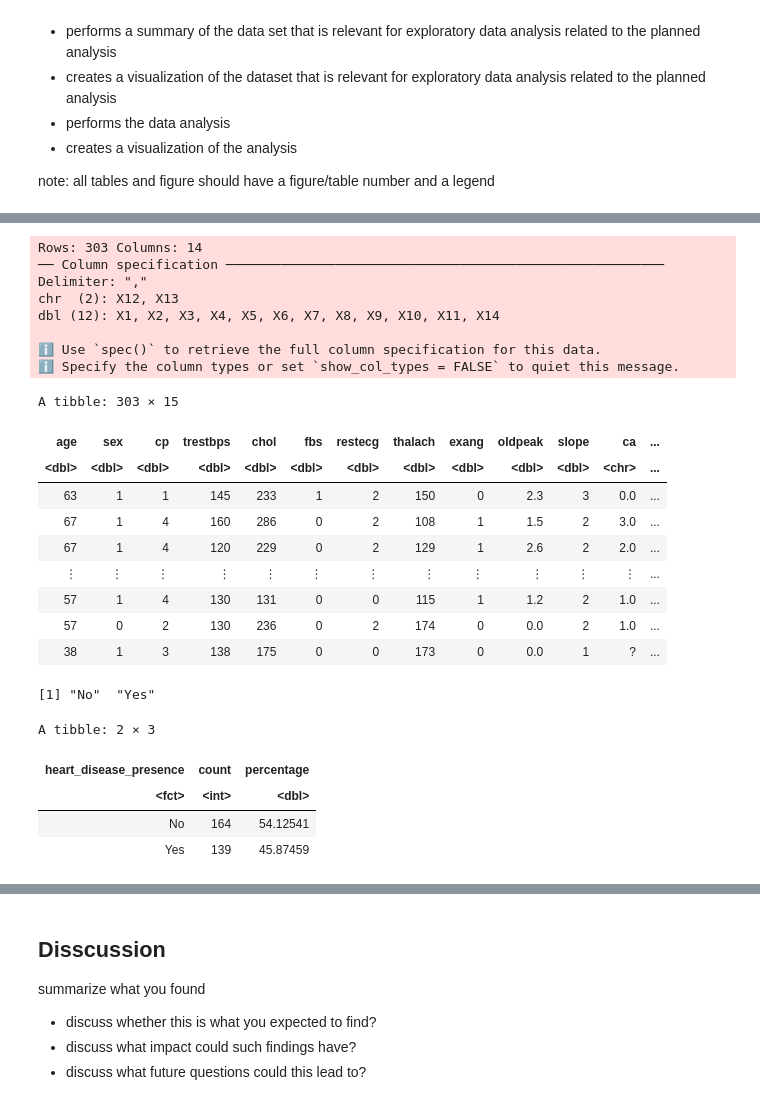
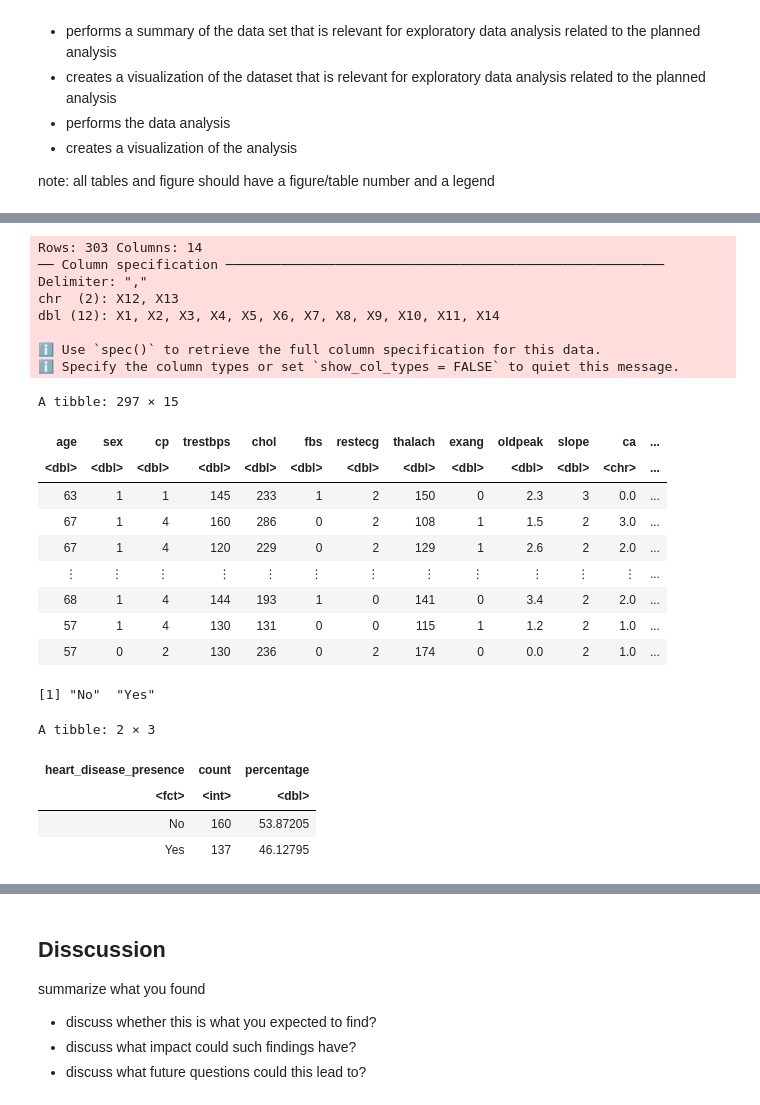
Before and after one commit to acorni02/dsci-100-2022w1-group-4, a Jupyter notebook: group_project_report.ipynb, the cells around one changed output, grey strips where cells are left out. Cells and saved outputs as stored; diff of their text form; code cells hidden in the pictures.

```diff
--- a/group_project_report.ipynb
+++ b/group_project_report.ipynb
@@ -71,37 +71,42 @@ heart_disease <- read_delim("https://archive.ics.uci.edu/ml/machine-learning-dat
                               chol = X5,
                               fbs = X6,
                               restecg = X7,
                               thalach = X8,
                               exang = X9,
                               oldpeak = X10,
                               slope = X11,
                               ca = X12,
                               thal = X13,
                               num = X14) |>
                     mutate(num = as_factor(num))
 #we still have to figure out how to remove the ? from the data, probably have to ask the TA.
 heart_disease<- heart_disease %>%
 mutate(num_edited = ifelse(num == 0, "No", ifelse(num == 1 | num == 2 | num == 3 | num == 4 , "Yes", NA)))
+remove_qm <- function(x){
+    ifelse(as.character(x) == "?", NA, x)
+    }
+
+heart_disease <- map_df(heart_disease, remove_qm) %>% na.omit()
 heart_disease
 # %% [output]
 Rows: 303 Columns: 14
 ── Column specification ────────────────────────────────────────────────────────
 Delimiter: ","
 chr  (2): X12, X13
 dbl (12): X1, X2, X3, X4, X5, X6, X7, X8, X9, X10, X11, X14
 
 ℹ Use `spec()` to retrieve the full column specification for this data.
 ℹ Specify the column types or set `show_col_types = FALSE` to quiet this message.
-A tibble: 303 × 15
+A tibble: 297 × 15
 | age | sex | cp | trestbps | chol | fbs | restecg | thalach | exang | oldpeak | slope | ca | ... |
 | <dbl> | <dbl> | <dbl> | <dbl> | <dbl> | <dbl> | <dbl> | <dbl> | <dbl> | <dbl> | <dbl> | <chr> | ... |
 | 63 | 1 | 1 | 145 | 233 | 1 | 2 | 150 | 0 | 2.3 | 3 | 0.0 | ... |
 | 67 | 1 | 4 | 160 | 286 | 0 | 2 | 108 | 1 | 1.5 | 2 | 3.0 | ... |
 | 67 | 1 | 4 | 120 | 229 | 0 | 2 | 129 | 1 | 2.6 | 2 | 2.0 | ... |
 | ⋮ | ⋮ | ⋮ | ⋮ | ⋮ | ⋮ | ⋮ | ⋮ | ⋮ | ⋮ | ⋮ | ⋮ | ... |
+| 68 | 1 | 4 | 144 | 193 | 1 | 0 | 141 | 0 | 3.4 | 2 | 2.0 | ... |
 | 57 | 1 | 4 | 130 | 131 | 0 | 0 | 115 | 1 | 1.2 | 2 | 1.0 | ... |
 | 57 | 0 | 2 | 130 | 236 | 0 | 2 | 174 | 0 | 0.0 | 2 | 1.0 | ... |
-| 38 | 1 | 3 | 138 | 175 | 0 | 0 | 173 | 0 | 0.0 | 1 | ? | ... |
 # %%
 #summary of the data set
 # makes num the factor by which every predictor is being used to classify
@@ -126,8 +131,8 @@ heart_disease |>
 A tibble: 2 × 3
 | heart_disease_presence | count | percentage |
 | <fct> | <int> | <dbl> |
-| No | 164 | 54.12541 |
-| Yes | 139 | 45.87459 |
+| No | 160 | 53.87205 |
+| Yes | 137 | 46.12795 |
 # %%
 #visualization of the 2 predictors and where each category
 # of classified data falls into
```
Also changed, not shown: parts of 3 cells of this notebook.
